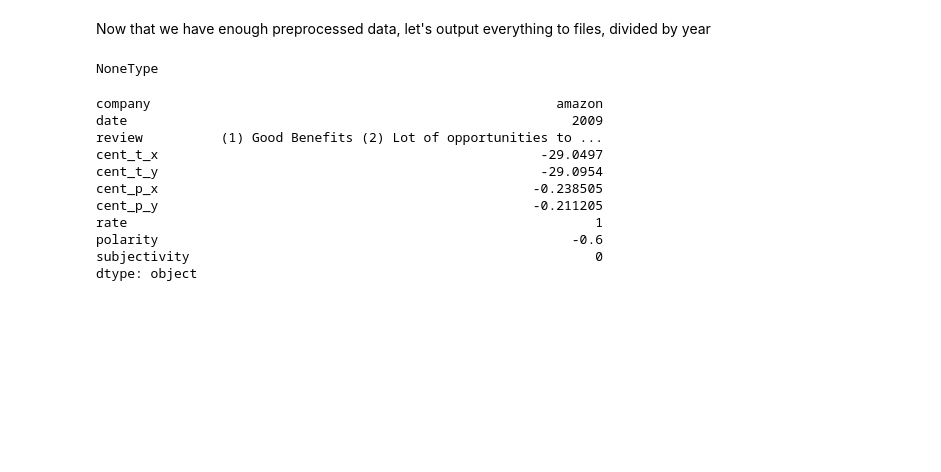
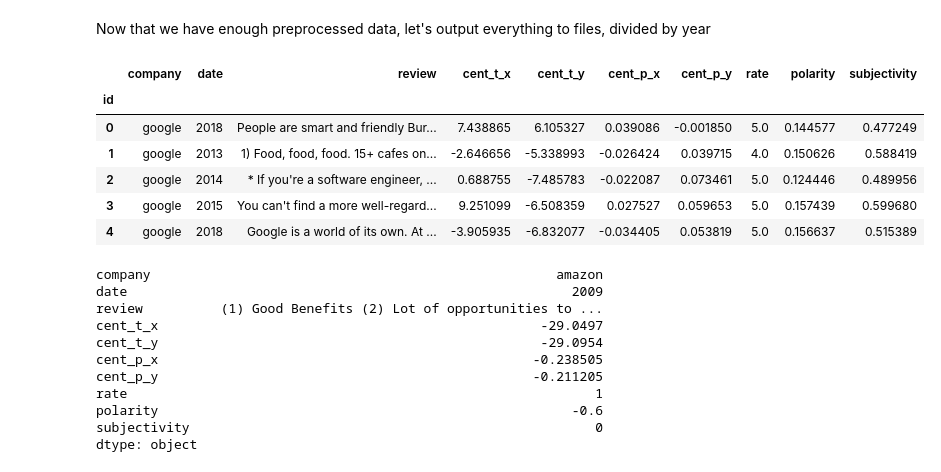
Before and after one commit to ClonedOne/exp_nbs, a Jupyter notebook: explore_employee_reviews.ipynb, the cells around one changed output. Drawn from its saved outputs; the diff is of its cells as text; code cells hidden in the pictures; blank space fills up the shorter version.

```diff
--- a/explore_employee_reviews.ipynb
+++ b/explore_employee_reviews.ipynb
@@ -304,10 +304,18 @@ proc_df['polarity']  = pols
 proc_df['subjectivity'] = subj
 # %% [markdown]
 Now that we have enough preprocessed data, let's output everything to files, divided by year
-# %%
-type(proc_df.index.name)
-# %% [output]
-NoneType
+# %%
+proc_df.index.rename('id', inplace=True)
+# %%
+proc_df[:5]
+# %% [output]
+|  | company | date | review | cent_t_x | cent_t_y | cent_p_x | cent_p_y | rate | polarity | subjectivity |
+| id |  |  |  |  |  |  |  |  |  |  |
+| 0 | google | 2018 | People are smart and friendly Bur... | 7.438865 | 6.105327 | 0.039086 | -0.001850 | 5.0 | 0.144577 | 0.477249 |
+| 1 | google | 2013 | 1) Food, food, food. 15+ cafes on... | -2.646656 | -5.338993 | -0.026424 | 0.039715 | 4.0 | 0.150626 | 0.588419 |
+| 2 | google | 2014 | * If you're a software engineer, ... | 0.688755 | -7.485783 | -0.022087 | 0.073461 | 5.0 | 0.124446 | 0.489956 |
+| 3 | google | 2015 | You can't find a more well-regard... | 9.251099 | -6.508359 | 0.027527 | 0.059653 | 5.0 | 0.157439 | 0.599680 |
+| 4 | google | 2018 | Google is a world of its own. At ... | -3.905935 | -6.832077 | -0.034405 | 0.053819 | 5.0 | 0.156637 | 0.515389 |
 # %%
 for y in range(2009, 2019):
     y_df = proc_df.loc[proc_df['date'] == y]
```
Also changed, not shown: 2 other files.
